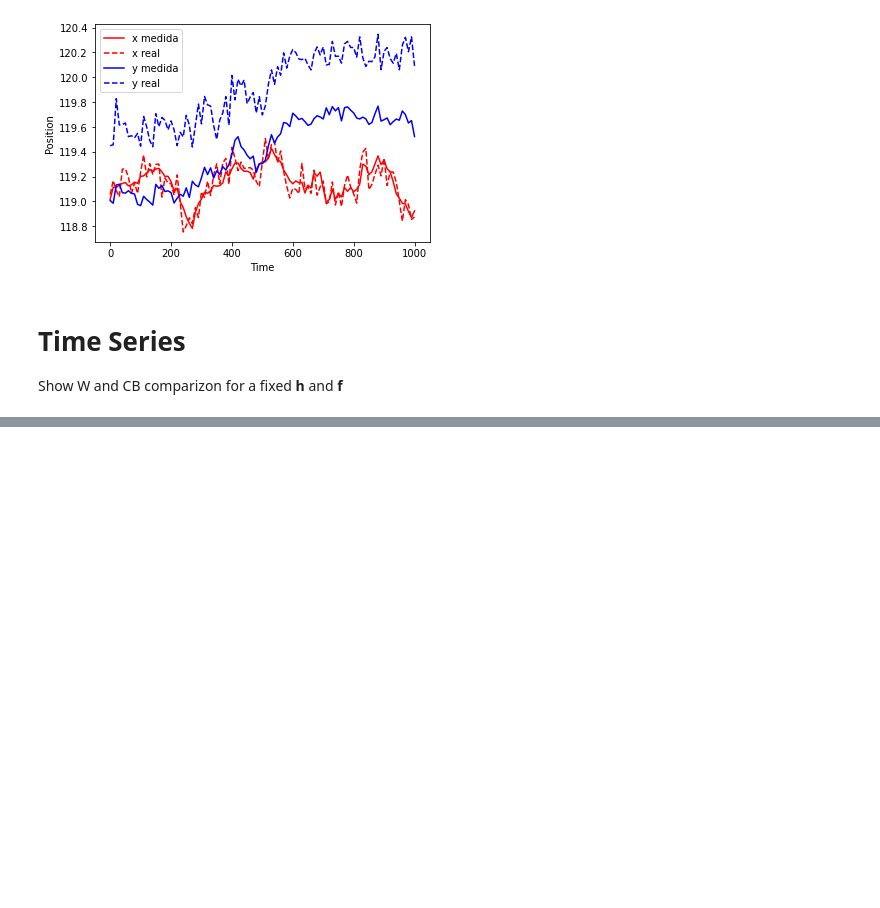
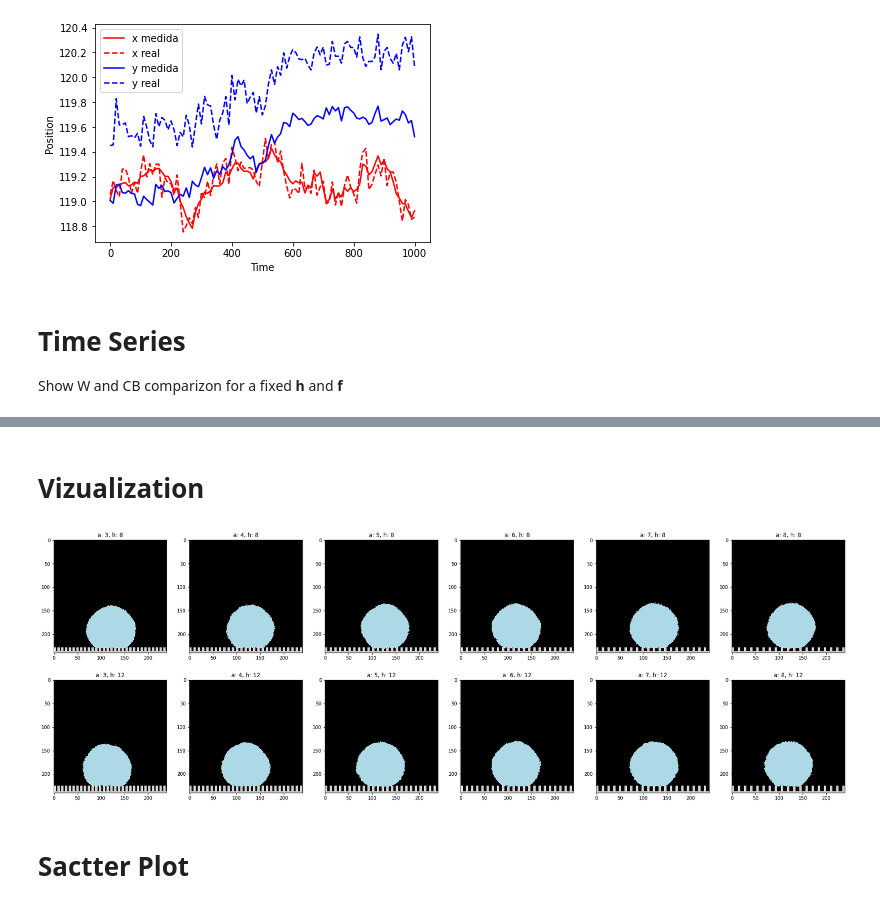
Before and after one commit to bboattini/active_drop_C, a Jupyter notebook: data_processings.ipynb, the cells around one changed output, grey strips where cells are left out. Cells and saved outputs as stored; diff of their text form; code cells hidden in the pictures; blank space fills up the shorter version.

```diff
--- a/data_processings.ipynb
+++ b/data_processings.ipynb
@@ -177,0 +301,77 @@ Esses são as frações de óleo possiveis:
+# %% [markdown]
+# Vizualization
+# %%
+import numpy as np
+import matplotlib.pyplot as plt
+
+# Define the colors
+light_blue = [173, 216, 230]  # RGB values for light blue
+light_grey = [211, 211, 211]  # RGB values for light grey
+
+# Define the size of the lattice
+l = 240  # adjust this value as needed
+l2 = l*l
+w = 5
+y = 120
+h_base = 3
+
+state = input("Digite o estado desejado: (WE/CB)")
+file_dict = file_crawler('/home/bboattini/Documents/Dados/Cluster/lamb_10-2_data_15_12_2023')['last']
+files_to_read = [f for f in file_dict if f'{state}' in f]
+
+# Sort the h_values list from lower to greater
+h_values = np.sort(np.unique(np.array([h_from_file(f) for f in files_to_read])))
+a_values = np.sort(np.unique(np.array([a_from_file(f) for f in files_to_read])))
+
+# Create a subplot with 2 rows and 6 columns
+fig, axs = plt.subplots(len(h_values), len(a_values), figsize=(30, 10))
+
+for i, file in enumerate(file_dict):
+    # Get the values of a and h from the file
+    a = a_from_file(file)
+    h = h_from_file(file)
+
+    # Find the corresponding subplot
+    #Row = np.where(h_values == h)[0][0]
+    #Col = np.where(a_values == a)[0][0]
+    Row = h_values.tolist().index(h)
+    Col = a_values.tolist().index(a)
+
+    # Create an empty image
+    image = np.zeros((l, l, 3), dtype=np.uint8)
+
+    # Iterate over the range
+    for z in range(h + h_base):
+        for x in range(l):
+            site = z*l2 + y*l + x
+            #if z < h_base or (x % (w + a) < w and y % (w + a) < w):
+            if z < h_base or (x % (w + a) < w):
+                image[x, z] = light_grey  # add a gray pixel
+
+    # Read the file using numpy
+    data = np.loadtxt(file, skiprows=1, dtype=int)
+
+    # Iterate over the data
+    for row in data:
+        site, spin = row
+        x = site % l
+        y = (site // l) % l
+        z = site // (l * l)
+        if y == 120:  # adjust this value as needed
+            if spin == 1:
+                image[x, z] = light_blue
+            elif spin == 2:
+                image[x, z] = light_grey
+
+    # Rotate the image 90° anti-clockwise
+    rotated_image = np.rot90(image, k=1, axes=(0, 1))
+    # Display the rotated image in the corresponding subplot
+    axs[Row, Col].imshow(rotated_image)
+    axs[Row, Col].set_title(f'a: {a}, h: {h}')
+
+# Save the figure as a JPEG file
+fig.savefig(f"{state}diagram.jpg", format='jpeg')
+# %% [output]
+[figure, added]
+# %% [markdown]
+# Sactter Plot
```
Also changed, not shown: parts of 6 cells of this notebook.
